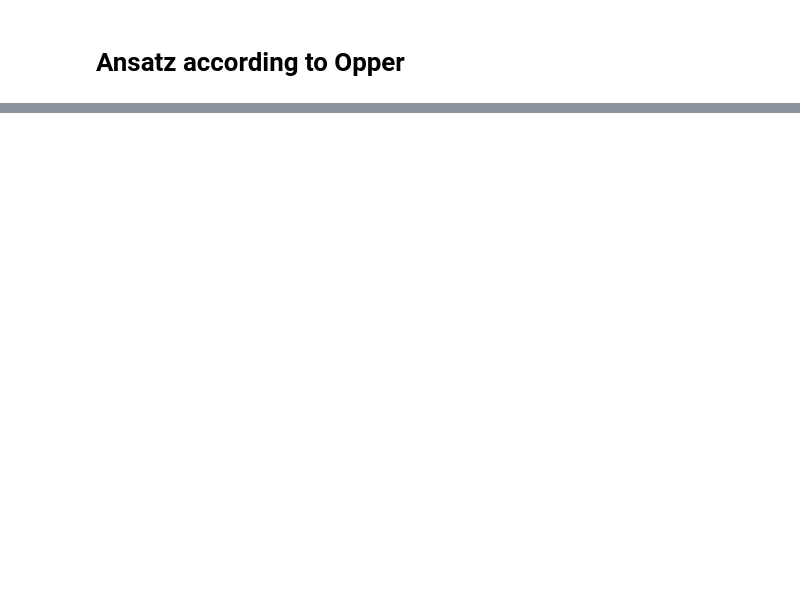
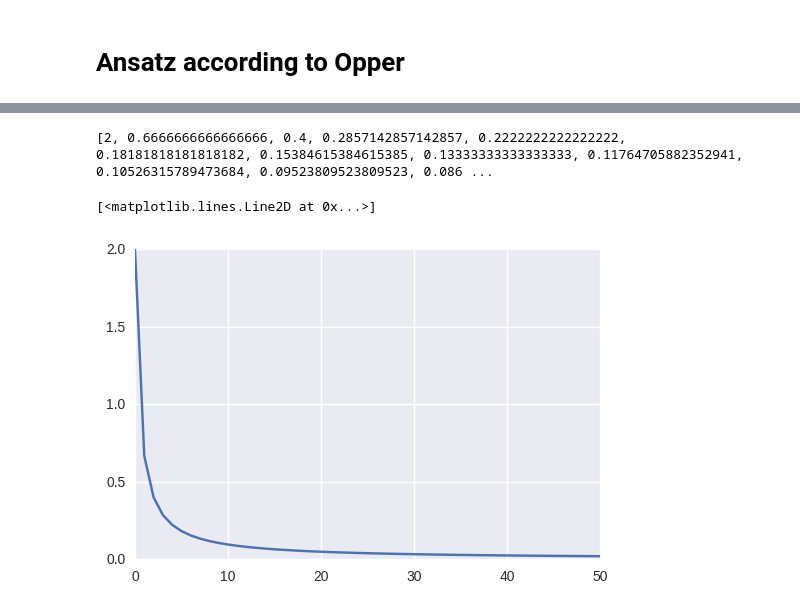
Before and after one commit to arne7morgen/MasterThesis, a Jupyter notebook: notebooks/AnsatzOpper.ipynb, the cells around one changed output, grey strips where cells are left out. Cells and saved outputs as stored; diff of their text form; code cells hidden in the pictures; blank space fills up the shorter version.

```diff
--- a/notebooks/AnsatzOpper.ipynb
+++ b/notebooks/AnsatzOpper.ipynb
@@ -214,0 +253,13 @@ evalFilter(TwoClassFilter2(), mean=[-3,2], n = 5)
+# %%
+l = [2]
+v = 2
+for i in range(50):
+    l.append(1.0/(1 + (1.0/l[-1])))
+print l
+# %% [output]
+[2, 0.6666666666666666, 0.4, 0.2857142857142857, 0.2222222222222222, 0.18181818181818182, 0.15384615384615385, 0.13333333333333333, 0.11764705882352941, 0.10526315789473684, 0.09523809523809523, 0.086 ...
+# %%
+plt.plot(l)
+# %% [output]
+[<matplotlib.lines.Line2D at 0x...>]
+[figure, added]
```
Also changed, not shown: parts of 6 cells of this notebook, 1 other file.
